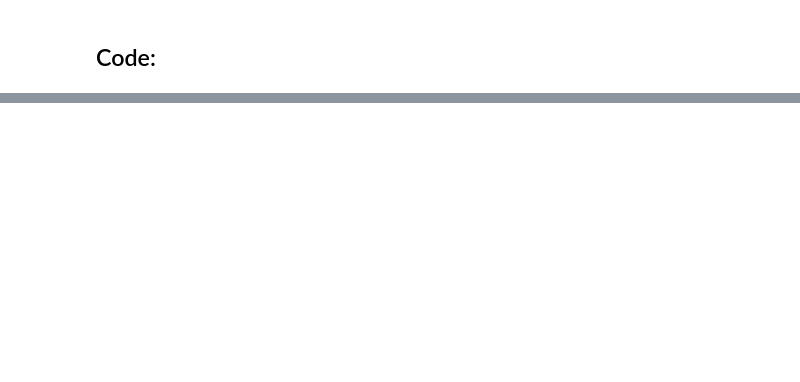
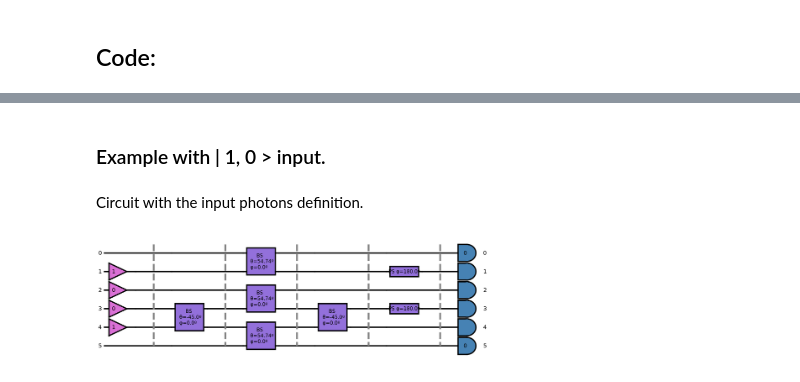
Before and after one commit to SOQCSAdmin/SOQCS, a Jupyter notebook: examples/live2.ipynb, the cells around one changed output, grey strips where cells are left out. Cells and saved outputs as stored; diff of their text form; code cells hidden in the pictures; blank space fills up the shorter version.

```diff
--- a/examples/live2.ipynb
+++ b/examples/live2.ipynb
@@ -58,0 +51,14 @@ soqcs.plot(HOMP, 6, 5,'dt',-dtm, dtm, 5 , 'P',0.0 , 0.4, 3, 100, [{0:dtm}])
+# %%
+qmap=[[1, 3],
+      [2, 4]]
+# %% [markdown]
+### Example with | 1, 0 > input.
+# %% [markdown]
+Circuit with the input photons definition.
+# %%
+cnot10=soqcs.qodev(2,6);  # Create a circuit
+cnot10.qubits([1,0],qmap) # Define the input
+cnot10 << cnot            # Append the gates
+cnot10.show(depth=20)     # Shpw the resulting circuit.
+# %% [output]
+[figure, added]
```
Also changed, not shown: parts of 24 cells of this notebook, 16 other files.
